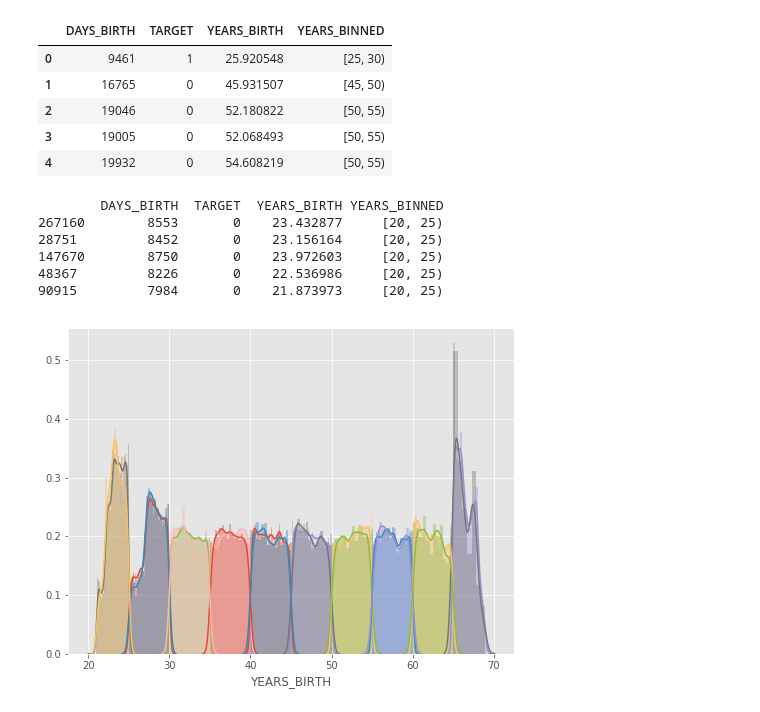
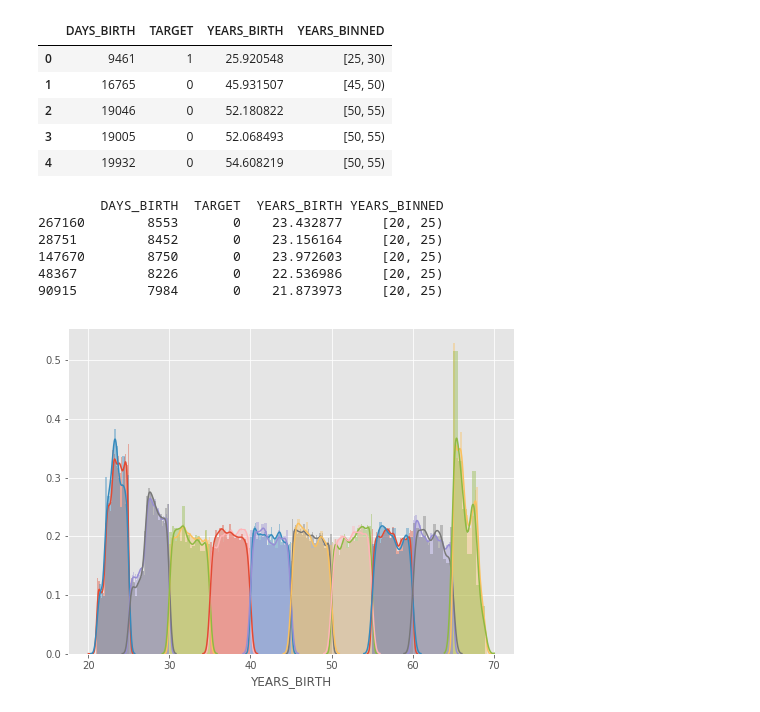
Before and after one commit to WillBaaT/2nd-ML100Days, a Jupyter notebook: homework/Day_011_HW.ipynb, the cells around one changed output. Cells and saved outputs as stored; diff of their text form; code cells hidden in the pictures.

```diff
--- a/homework/Day_011_HW.ipynb
+++ b/homework/Day_011_HW.ipynb
@@ -58,19 +58,19 @@ Name: YEARS_BINNED, dtype: int64
 # %%
 year_group_sorted = age_data.sort_values(by='YEARS_BINNED')
 print(year_group_sorted.head())
 plt.figure(figsize=(8,6))
-year_group_sorted = age_data['YEARS_BINNED'].unique()
+year_group_sorted = age_data['YEARS_BINNED'].unique().sort_values()
 for i in range(len(year_group_sorted)):
     sns.distplot(age_data.loc[(age_data['YEARS_BINNED'] == year_group_sorted[i]) & \
                               (age_data['TARGET'] == 0), 'YEARS_BIRTH'], label = str(year_group_sorted[i]))
 
     sns.distplot(age_data.loc[(age_data['YEARS_BINNED'] == year_group_sorted[i]) & \
                               (age_data['TARGET'] == 1), 'YEARS_BIRTH'], label = str(year_group_sorted[i]))
 # %% [output]
         DAYS_BIRTH  TARGET  YEARS_BIRTH YEARS_BINNED
 267160        8553       0    23.432877     [20, 25)
 28751         8452       0    23.156164     [20, 25)
 147670        8750       0    23.972603     [20, 25)
 48367         8226       0    22.536986     [20, 25)
 90915         7984       0    21.873973     [20, 25)
-[figure, old version]
+[figure, new version]
```
